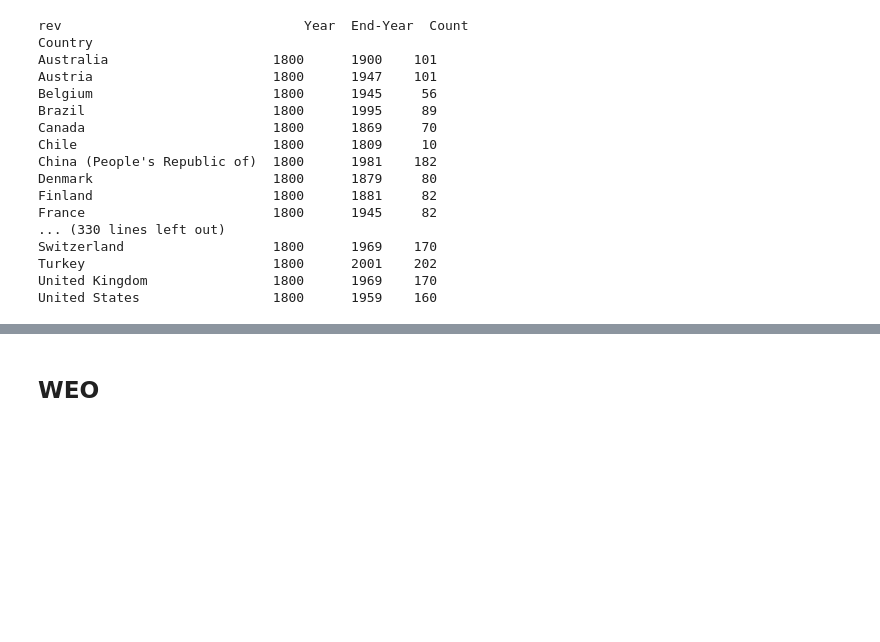
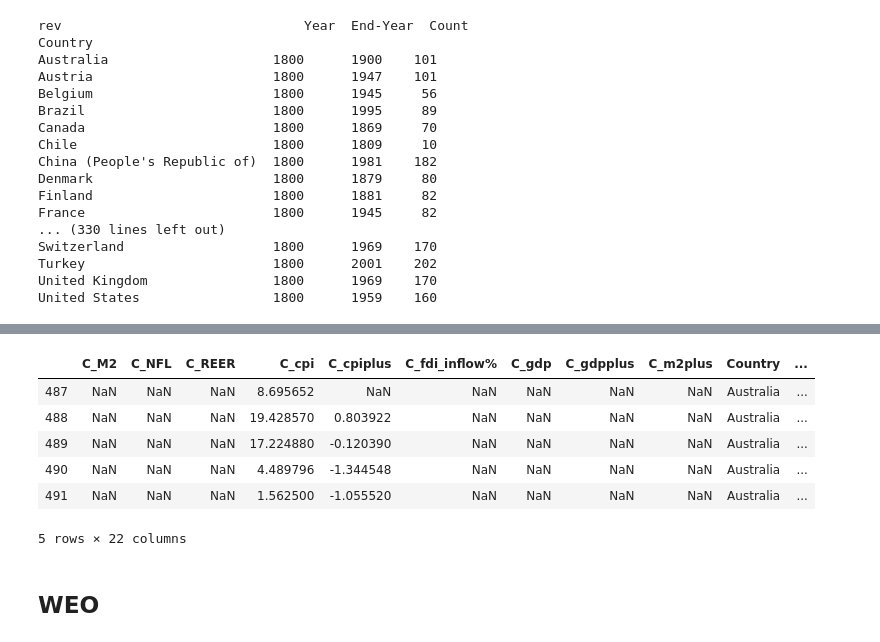
Before and after one commit to YueminLi/Financialization-, a Jupyter notebook: OECD.ipynb, the cells around one changed output, grey strips where cells are left out. Cells and saved outputs as stored; diff of their text form; code cells hidden in the pictures; blank space fills up the shorter version.

```diff
--- a/OECD.ipynb
+++ b/OECD.ipynb
@@ -566,0 +583,16 @@ United States                 1800      1959    160
+# %%
+# drop unnecessary columns
+oecd_percent = oecd_percent.drop(['rev', 'prim_exp', 'ie', 'pb', 'd', 'rgc',
+                                 'rltirc', 'gg_debt', 'gg_budg'], axis = 1)
+# %%
+oecd_percent = oecd_percent.rename(columns={'exp': 'IV_gov_exp'})
+# %%
+oecd_percent.head()
+# %% [output]
+|  | C_M2 | C_NFL | C_REER | C_cpi | C_cpiplus | C_fdi_inflow% | C_gdp | C_gdpplus | C_m2plus | Country | ... |
+| 487 | NaN | NaN | NaN | 8.695652 | NaN | NaN | NaN | NaN | NaN | Australia | ... |
+| 488 | NaN | NaN | NaN | 19.428570 | 0.803922 | NaN | NaN | NaN | NaN | Australia | ... |
+| 489 | NaN | NaN | NaN | 17.224880 | -0.120390 | NaN | NaN | NaN | NaN | Australia | ... |
+| 490 | NaN | NaN | NaN | 4.489796 | -1.344548 | NaN | NaN | NaN | NaN | Australia | ... |
+| 491 | NaN | NaN | NaN | 1.562500 | -1.055520 | NaN | NaN | NaN | NaN | Australia | ... |
+5 rows × 22 columns
```
Also changed, not shown: parts of 12 cells of this notebook.
